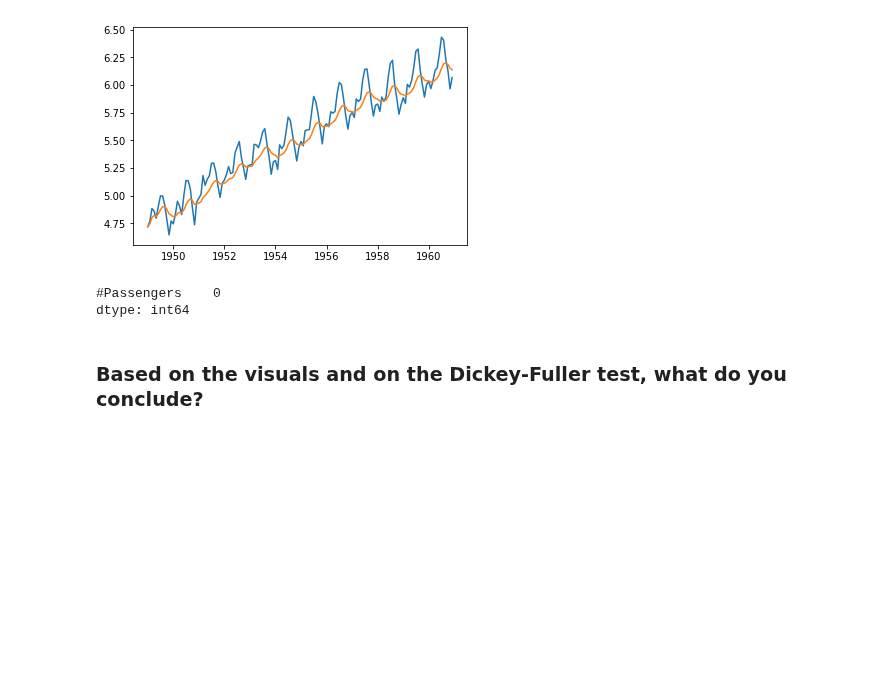
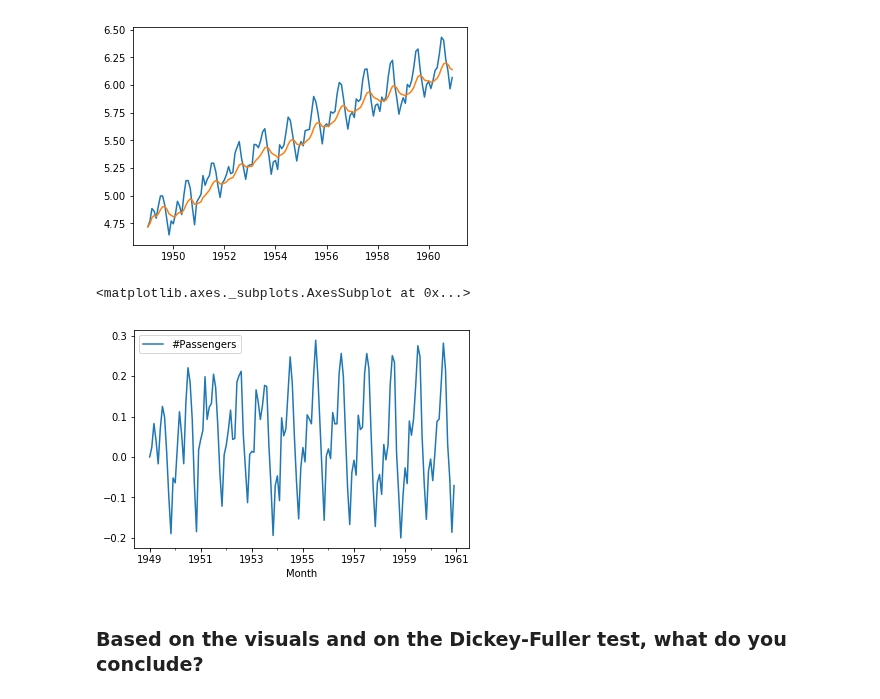
Before and after one commit to dlm6693/dsc-3-25-08-removing-trends-lab-nyc-ds-career-031119, a Jupyter notebook: index.ipynb, the cells around one changed output. Cells and saved outputs as stored; diff of their text form; code cells hidden in the pictures; blank space fills up the shorter version.

```diff
--- a/index.ipynb
+++ b/index.ipynb
@@ -194,10 +194,10 @@ plt.plot(wrolmean)
 # %%
 # Subtract the moving average from the original data and plot
 wmean_diff = df_log - wrolmean
-wmean_diff.isnull().sum()
+wmean_diff.plot()
 # %% [output]
-#Passengers    0
-dtype: int64
+<matplotlib.axes._subplots.AxesSubplot at 0x...>
+[figure, added]
 # %%
 # do a stationarity check
 # %% [markdown]
```
